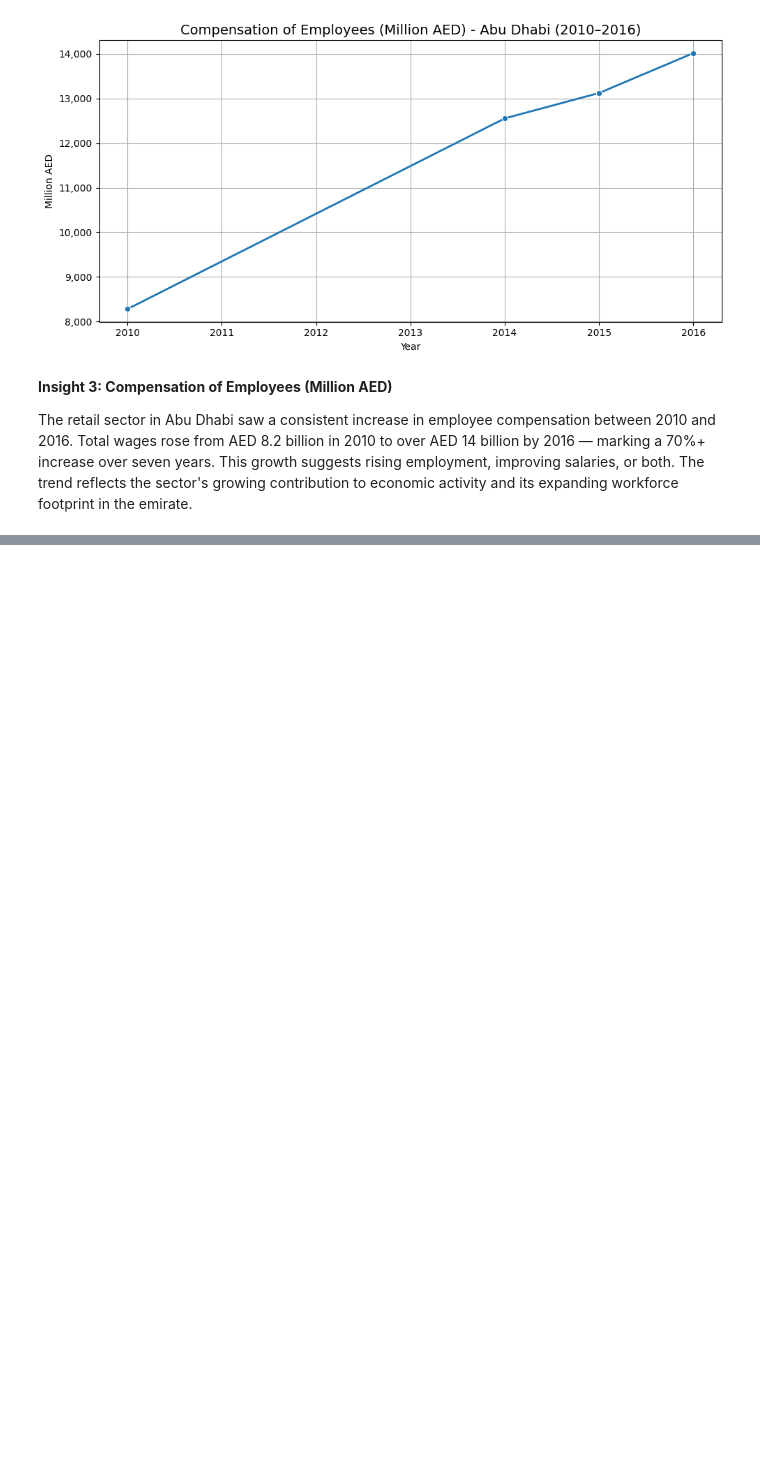
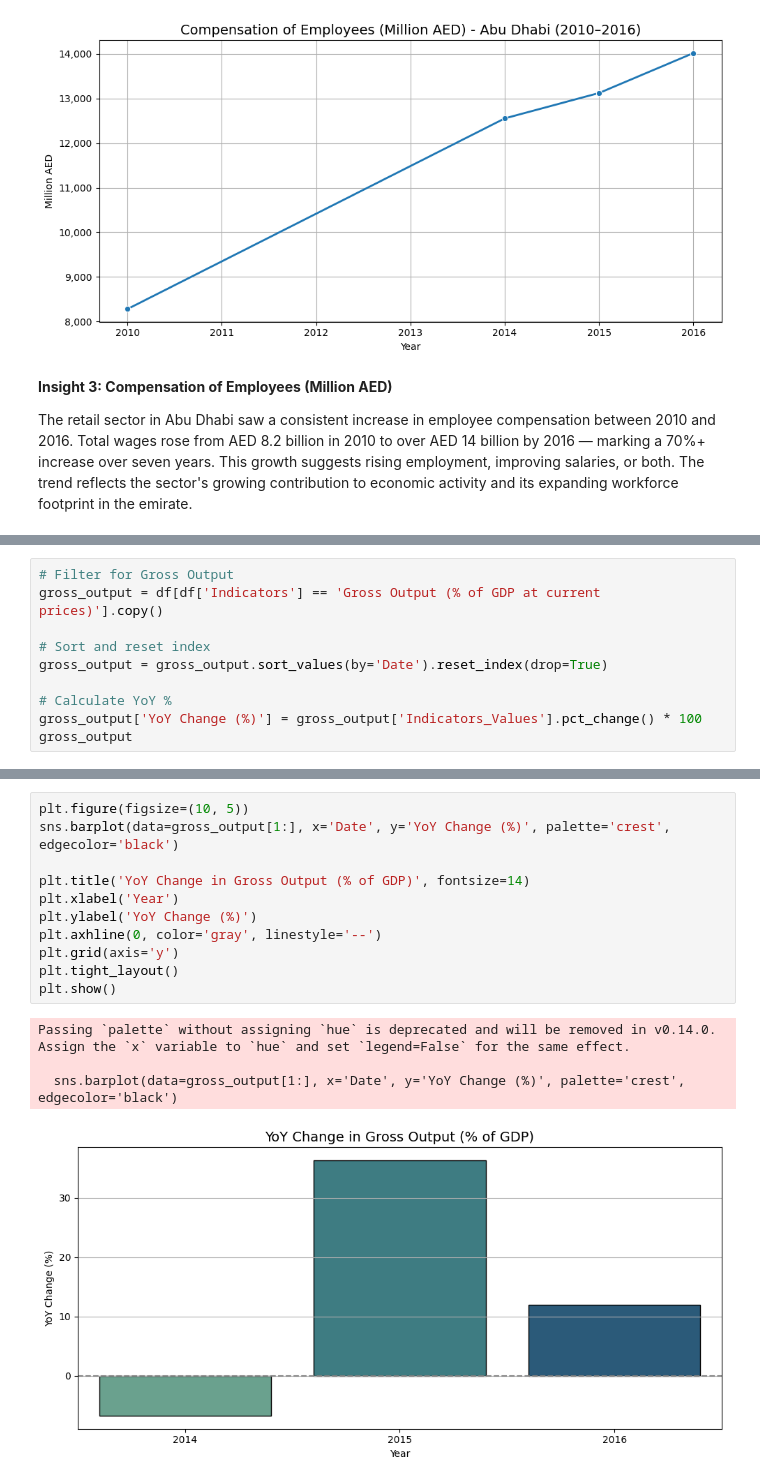
Before and after one commit to saurabhshrivastav007/uae-retail-analysis, a Jupyter notebook: Notebooks/eda_uae_retail.ipynb, the cells around one changed output, grey strips where cells are left out. Saved outputs shown, nothing was run; the diff lists cells and outputs as text; blank space fills up the shorter version.

```diff
--- a/Notebooks/eda_uae_retail.ipynb
+++ b/Notebooks/eda_uae_retail.ipynb
@@ -94,0 +211,10 @@ The retail sector in Abu Dhabi saw a consistent increase in employee compensatio
+# %%
+# Filter for Gross Output
+gross_output = df[df['Indicators'] == 'Gross Output (% of GDP at current prices)'].copy()
+
+# Sort and reset index
+gross_output = gross_output.sort_values(by='Date').reset_index(drop=True)
+
+# Calculate YoY %
+gross_output['YoY Change (%)'] = gross_output['Indicators_Values'].pct_change() * 100
+gross_output
@@ -94,0 +227,16 @@ The retail sector in Abu Dhabi saw a consistent increase in employee compensatio
+# %%
+plt.figure(figsize=(10, 5))
+sns.barplot(data=gross_output[1:], x='Date', y='YoY Change (%)', palette='crest', edgecolor='black')
+
+plt.title('YoY Change in Gross Output (% of GDP)', fontsize=14)
+plt.xlabel('Year')
+plt.ylabel('YoY Change (%)')
+plt.axhline(0, color='gray', linestyle='--')
+plt.grid(axis='y')
+plt.tight_layout()
+plt.show()
+# %% [output]
+Passing `palette` without assigning `hue` is deprecated and will be removed in v0.14.0. Assign the `x` variable to `hue` and set `legend=False` for the same effect.
+
+  sns.barplot(data=gross_output[1:], x='Date', y='YoY Change (%)', palette='crest', edgecolor='black')
+[figure, added]
```
Also changed, not shown: parts of 22 cells of this notebook, 2 other files.
